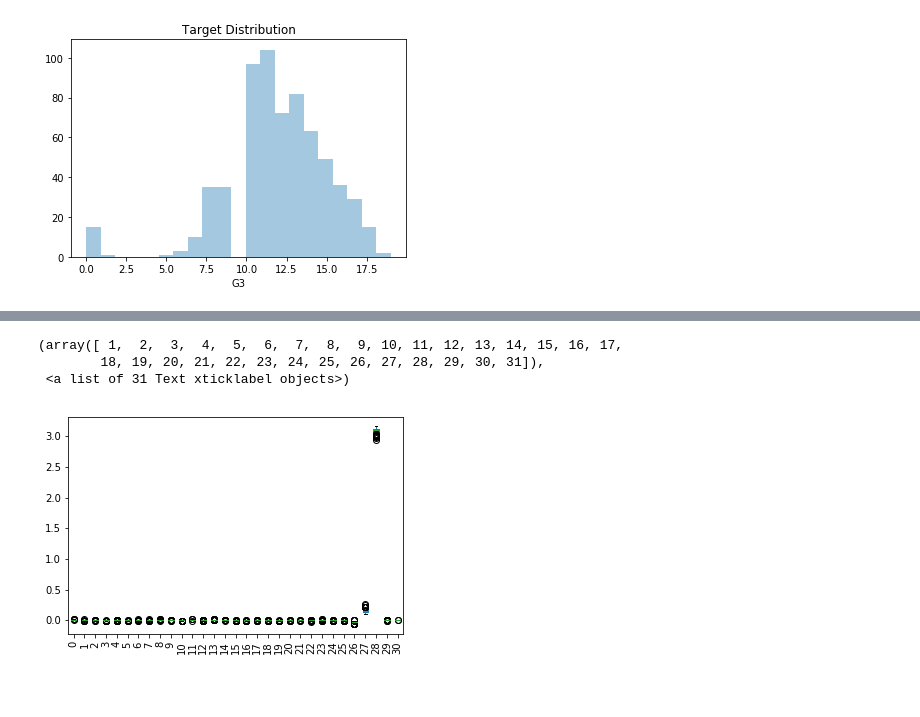
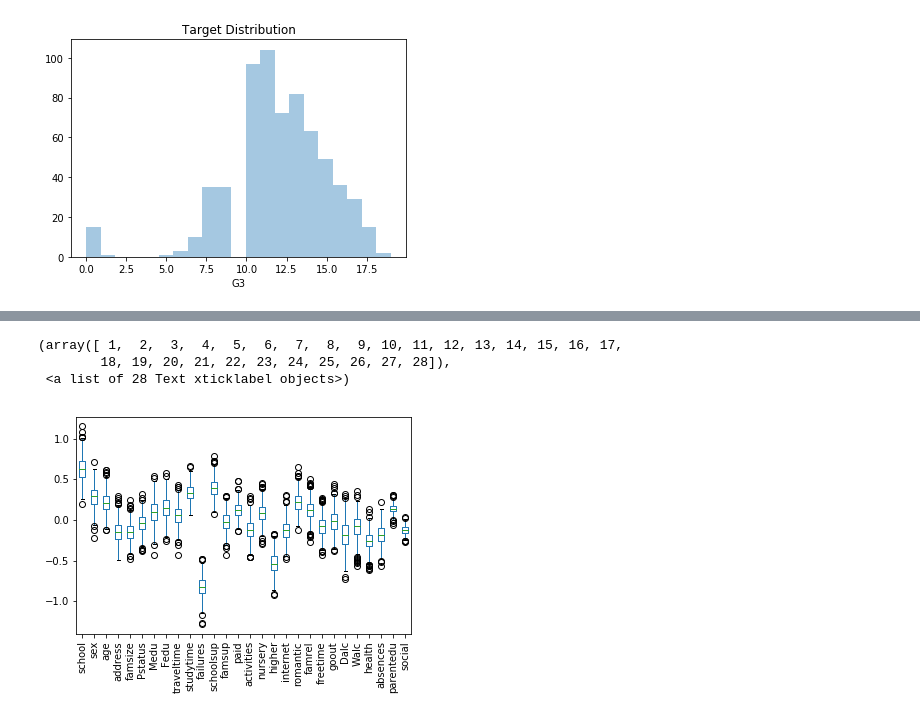
Before and after one commit to masonfields/213R-Final, a Jupyter notebook: scool+prediction.ipynb, the cells around one changed output, grey strips where cells are left out. Drawn from its saved outputs; the diff is of its cells as text; code cells hidden in the pictures; blank space fills up the shorter version.

```diff
--- a/scool+prediction.ipynb
+++ b/scool+prediction.ipynb
@@ -178,13 +198,13 @@ for i, data in enumerate(bootstrap_X):
 # %%
 data_df=pd.DataFrame(data)
-coef_df = pd.DataFrame(coeffs, columns=data_df.columns)
+coef_df = pd.DataFrame(coeffs, columns=numbers.columns)
 coef_df.plot(kind='box')
 plt.xticks(rotation=90)
 # %% [output]
 (array([ 1,  2,  3,  4,  5,  6,  7,  8,  9, 10, 11, 12, 13, 14, 15, 16, 17,
-        18, 19, 20, 21, 22, 23, 24, 25, 26, 27, 28, 29, 30, 31]),
- <a list of 31 Text xticklabel objects>)
+        18, 19, 20, 21, 22, 23, 24, 25, 26, 27, 28]),
+ <a list of 28 Text xticklabel objects>)
-[figure, old version]
+[figure, new version]
 # %%
 
 corr=for_corr.corr()
```
Also changed, not shown: parts of 13 cells of this notebook.
